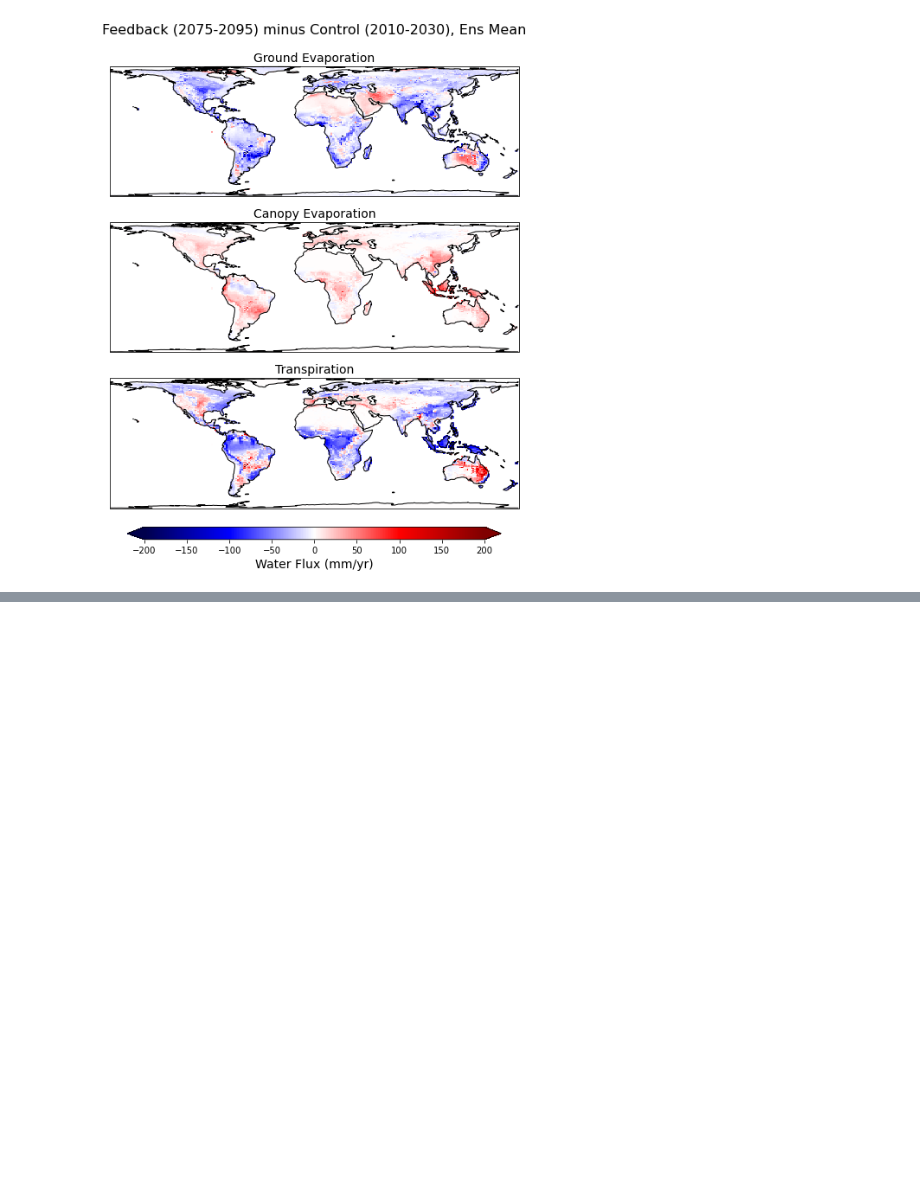
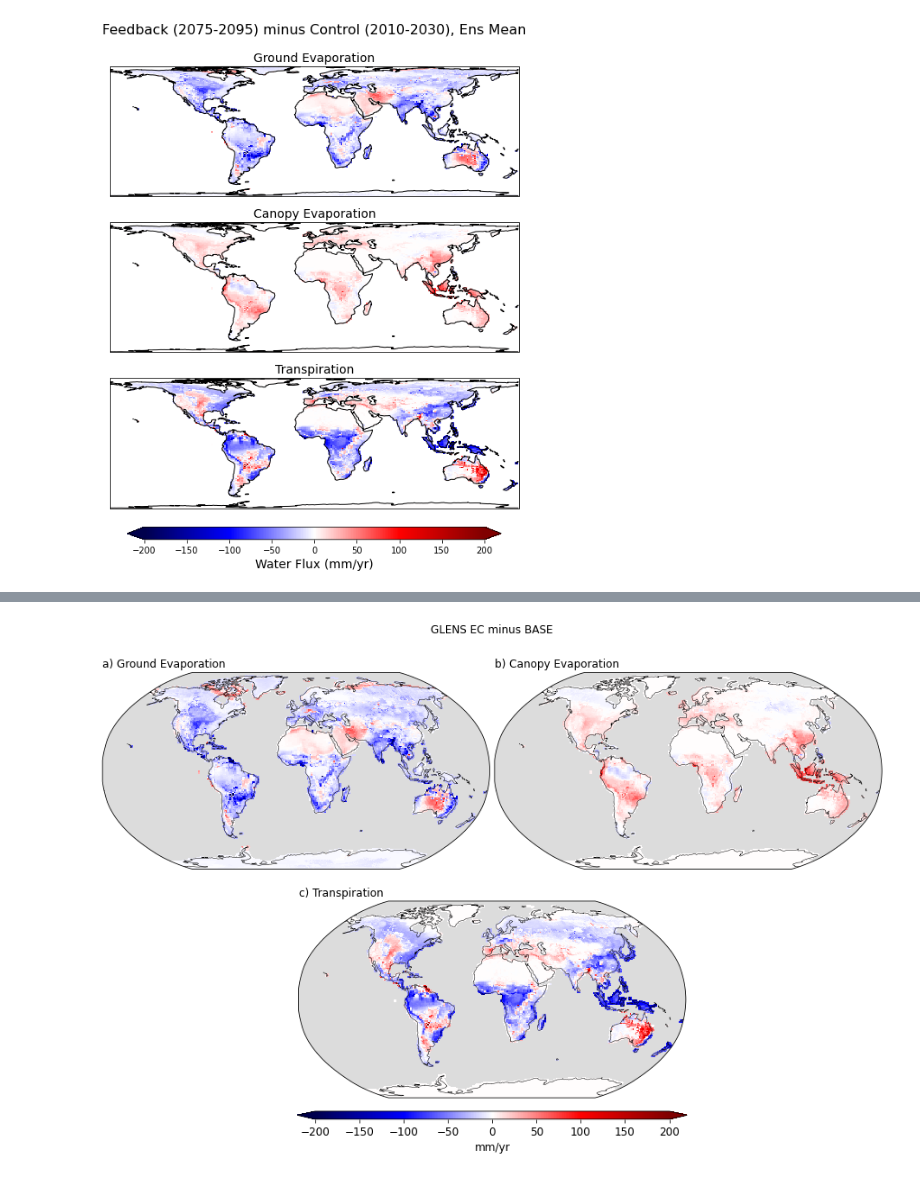
Before and after one commit to katiedagon/GLENS-Ecosystems, a Jupyter notebook: notebooks/extremesAnalysis.ipynb, the cells around one changed output, grey strips where cells are left out. Drawn from its saved outputs; the diff is of its cells as text; code cells hidden in the pictures; blank space fills up the shorter version.

Commit message:
Update figures for extremes analysis

```diff
--- a/notebooks/extremesAnalysis.ipynb
+++ b/notebooks/extremesAnalysis.ipynb
@@ -286,0 +443,99 @@ cb1.ax.set_xlabel('Water Flux (mm/yr)', fontsize=14);
+# %%
+# range
+vmin = -200
+vmax = 200
+
+# colormap
+cmap = plt.get_cmap('seismic')
+
+fig = plt.figure(figsize=(12, 7))
+
+grid = gridspec.GridSpec(nrows=4, ncols=4, figure=fig, left=0., right=1., top=1., bottom=0.,
+                         wspace=0.025, hspace=0.025,)
+
+proj = ccrs.PlateCarree()
+
+# getting the right grid indices to properly center the third plot in the second row
+# see: https://stackoverflow.com/questions/34799488/how-to-manually-position-one-subplot-graph-in-matplotlib-pyplot
+ax1 = fig.add_subplot(grid[:2,:2], projection=ccrs.Robinson())
+ax2 = fig.add_subplot(grid[:2,2:], projection=ccrs.Robinson())
+ax3 = fig.add_subplot(grid[2:4,1:3], projection=ccrs.Robinson())
+
+ax1.add_feature(cartopy.feature.OCEAN, zorder=0, facecolor='gainsboro', edgecolor='none')
+ax2.add_feature(cartopy.feature.OCEAN, zorder=0, facecolor='gainsboro', edgecolor='none')
+ax3.add_feature(cartopy.feature.OCEAN, zorder=0, facecolor='gainsboro', edgecolor='none')
+
+ax1.coastlines(linewidth=0.5, zorder=1)
+ax2.coastlines(linewidth=0.5, zorder=1)
+ax3.coastlines(linewidth=0.5, zorder=1)
+
+# -------- plots
+
+# QSOIL
+field, lon = add_cyclic_point(QSOIL_diffs*86400*365, coord=QSOIL_diffs.lon) # convert from mm/s to mm/yr
+lat = QSOIL_diffs.lat
+pl_a = ax1.pcolormesh(lon, lat, field, cmap=cmap, vmin=vmin, vmax=vmax, transform=proj)
+ax1.set_title('a) Ground Evaporation', fontsize=12, loc='left')
+
+# QVEGE
+field, lon = add_cyclic_point(QVEGE_diffs*86400*365, coord=QVEGE_diffs.lon)
+lat = QVEGE_diffs.lat
+pl_b = ax2.pcolormesh(lon, lat, field, cmap=cmap, vmin=vmin, vmax=vmax, transform=proj)
+ax2.set_title('b) Canopy Evaporation', fontsize=12, loc='left')
+
+# QVEGT
+field, lon = add_cyclic_point(QVEGT_diffs*86400*365, coord=QVEGT_diffs.lon)
+lat = QVEGT_diffs.lat
+pl_c = ax3.pcolormesh(lon, lat, field, cmap=cmap, vmin=vmin, vmax=vmax, transform=proj)
+ax3.set_title('c) Transpiration', fontsize=12, loc='left')
+
+# ----------- colorbar
+
+cax = fig.add_axes([0.25, -0.015, 0.5, 0.0175])
+cbar_ = plt.colorbar(pl_a, orientation='horizontal', cax=cax, extend='both')
+cbar_.set_label(label = 'mm/yr', size=12)
+#cbar_.set_ticks([-6,-4,-2,0,2,4,6])
+cbar_.ax.tick_params(labelsize=12)
+
+# ----------- map gridlines
+"""
+gl = ax1.gridlines(crs=ccrs.PlateCarree(), draw_labels=True, lw=0.75, color='gray', alpha=0.5, ls='--')
+gl.xlocator = mticker.FixedLocator([-90, 0, 90]); gl.xlabel_style = {'size': 10, 'color': 'gray'}
+gl.ylocator = mticker.FixedLocator([-60, -30, 0, 30, 60]); gl.ylabel_style = {'size': 10, 'color': 'gray'}
+gl.top_labels = False; gl.left_labels = False; gl.bottom_labels = False; gl.right_labels = False
+
+gl = ax2.gridlines(crs=ccrs.PlateCarree(), draw_labels=True, lw=0.75, color='gray', alpha=0.5, ls='--')
+gl.xlocator = mticker.FixedLocator([-90, 0, 90]); gl.xlabel_style = {'size': 10, 'color': 'gray'}
+gl.ylocator = mticker.FixedLocator([-60, -30, 0, 30, 60]); gl.ylabel_style = {'size': 10, 'color': 'gray'}
+gl.top_labels = False; gl.left_labels = False; gl.bottom_labels = False; gl.right_labels = False
+
+gl = ax3.gridlines(crs=ccrs.PlateCarree(), draw_labels=True, lw=0.75, color='gray', alpha=0.5, ls='--')
+gl.xlocator = mticker.FixedLocator([-90, 0, 90]); gl.xlabel_style = {'size': 10, 'color': 'gray'}
+gl.ylocator = mticker.FixedLocator([-60, -30, 0, 30, 60]); gl.ylabel_style = {'size': 10, 'color': 'gray'}
+gl.top_labels = False; gl.left_labels = False; gl.bottom_labels = False; gl.right_labels = False
+
+gl = ax4.gridlines(crs=ccrs.PlateCarree(), draw_labels=True, lw=0.75, color='gray', alpha=0.5, ls='--')
+gl.xlocator = mticker.FixedLocator([-90, 0, 90]); gl.xlabel_style = {'size': 10, 'color': 'gray'}
+gl.ylocator = mticker.FixedLocator([-60, -30, 0, 30, 60]); gl.ylabel_style = {'size': 10, 'color': 'gray'}
+gl.top_labels = False; gl.left_labels = False; gl.bottom_labels = False; gl.right_labels = False
+"""
+# ----------- titles
+
+fig.suptitle("GLENS EC minus BASE", fontsize=12, y=1.075);
+
+# geocat way of setting subplot titles (would need to import/change environment)
+#gvutil.set_titles_and_labels(ax1, lefttitle="a) Latent Heat Flux", lefttitlefontsize=12)
+#gvutil.set_titles_and_labels(ax2, lefttitle="b) 10cm Soil Moisture", lefttitlefontsize=12)
+#gvutil.set_titles_and_labels(ax3, lefttitle="c) Leaf Area Index", lefttitlefontsize=12)
+#gvutil.set_titles_and_labels(ax4, lefttitle="d) Gross Primary Production", lefttitlefontsize=12)
+
+# ----------- save fig
+
+#plt.savefig('../figures/QSOIL_QVEGE_QVEGT_diffs_revised.png', bbox_inches='tight')
+plt.savefig('../figures/QSOIL_QVEGE_QVEGT_diffs_revised_greyocn.png', bbox_inches='tight')
+plt.show()
+plt.close()
+
+# --------
+# %% [output]
+[figure, added]
```
Also changed, not shown: parts of 9 cells of this notebook, 4 other files.
